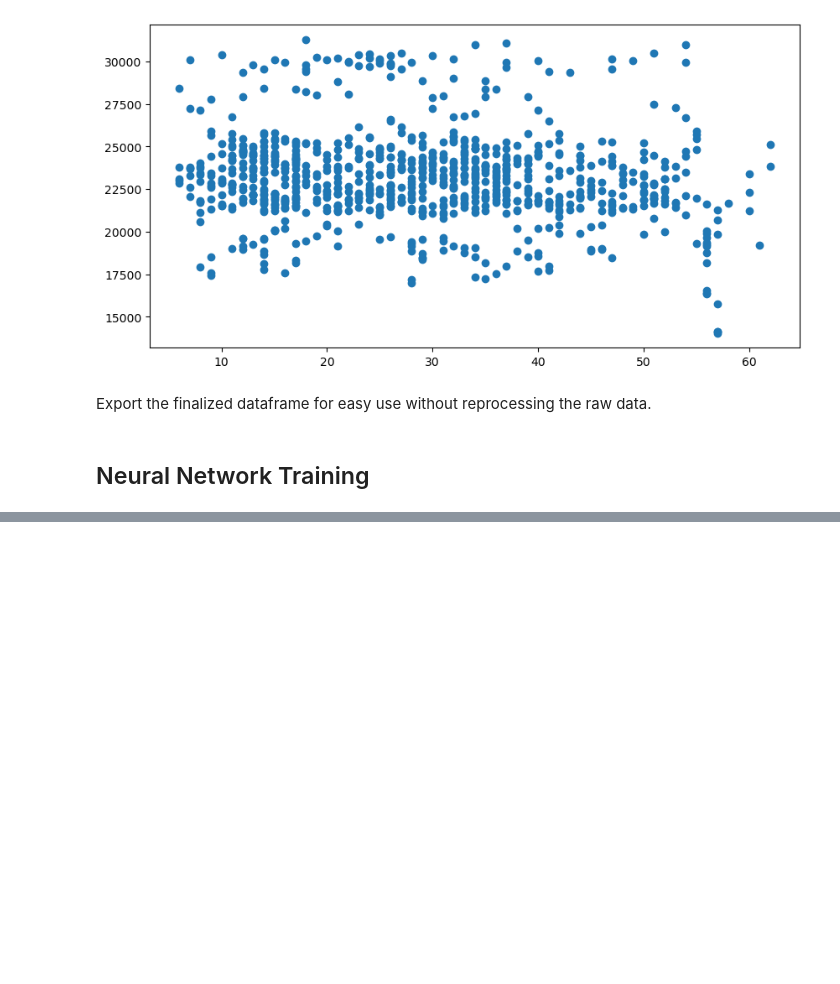
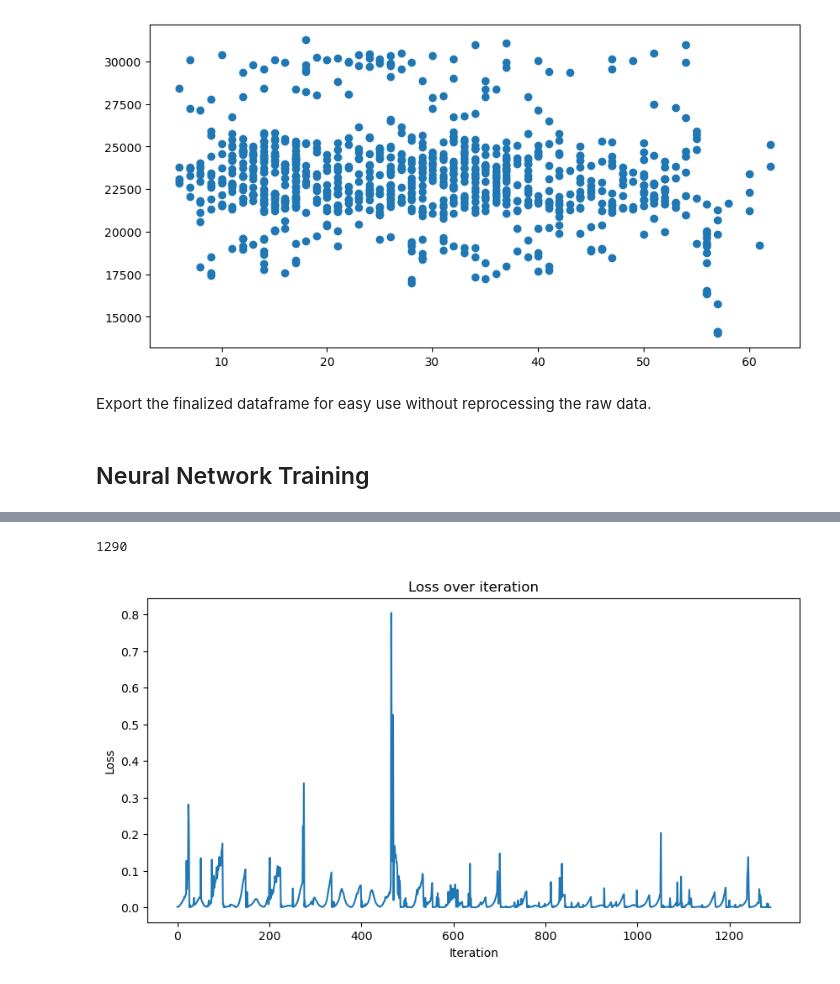
Before and after one commit to krwiles/capstone-project, a Jupyter notebook: project.ipynb, the cells around one changed output, grey strips where cells are left out. Cells and saved outputs as stored; diff of their text form; code cells hidden in the pictures; blank space fills up the shorter version.

```diff
--- a/project.ipynb
+++ b/project.ipynb
@@ -445,0 +559,4 @@ df
+# %%
+with torch.no_grad():
+    model.eval()
+    y_pred = model(X_test)
@@ -445,0 +571,13 @@ df
+# %%
+len(y_pred.numpy())
+# %% [output]
+1290
+# %%
+plt.figure(figsize=(10,5))
+plt.plot(range(len(y_pred.numpy())), np.array(y_pred).reshape(-1, 1))
+plt.xlabel('Iteration')
+plt.ylabel('Loss')
+plt.title('Loss over iteration')
+plt.show()
+# %% [output]
+[figure, added]
```
Also changed, not shown: parts of 17 cells of this notebook.
